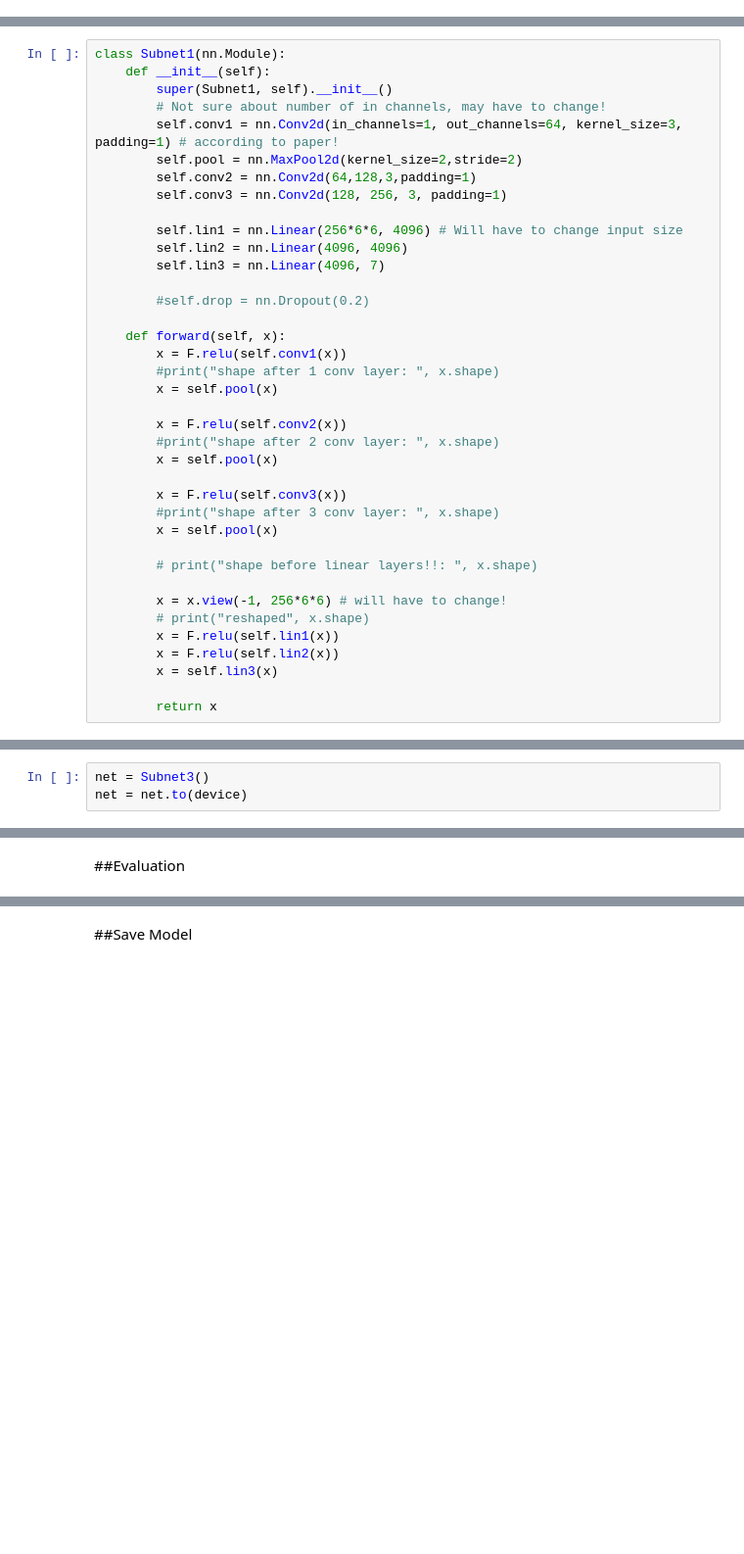
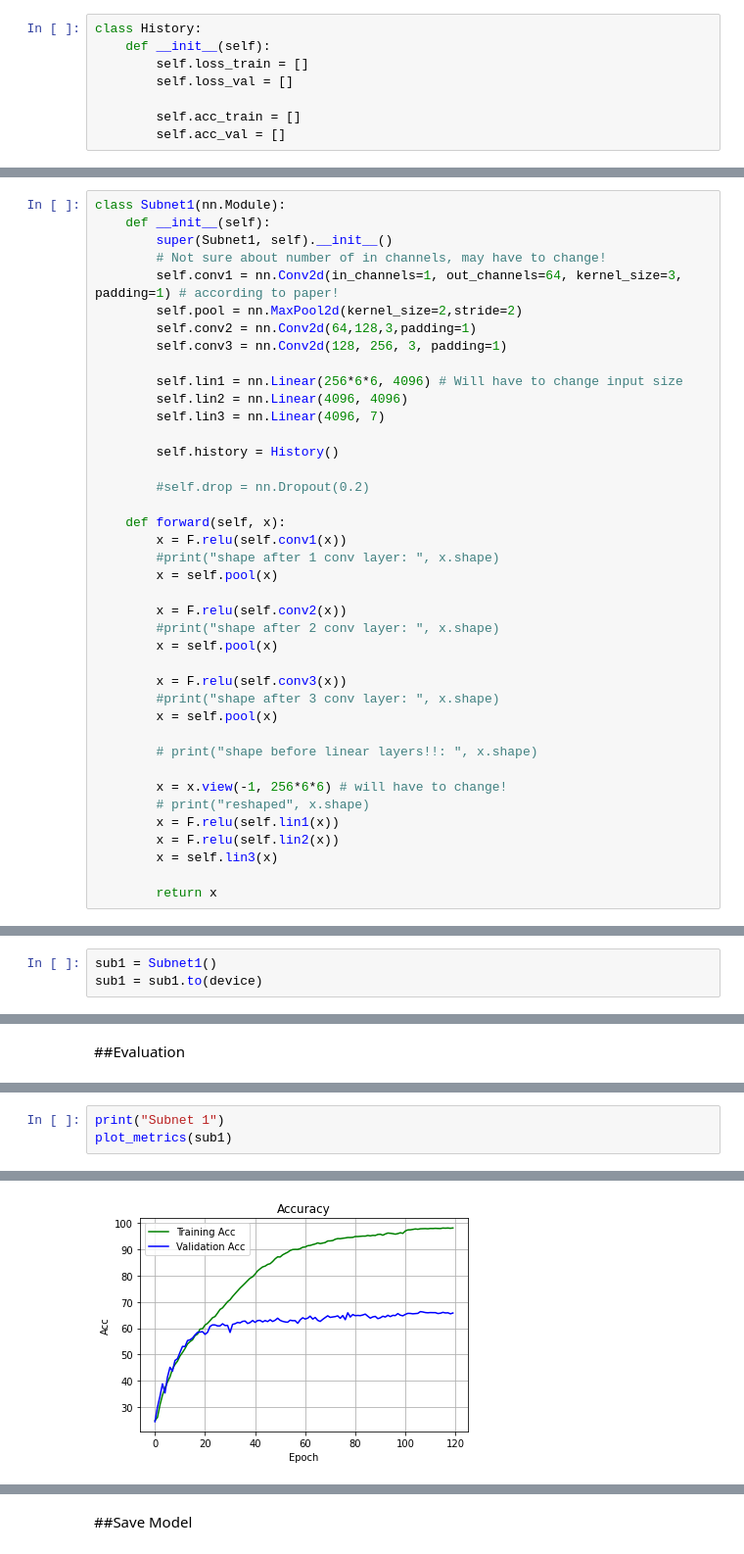
Before and after one commit to usef-kh/EC-523-Deep-Learning-Project, a Jupyter notebook: FER_with_CNN_Ensemble.ipynb, the cells around one changed output, grey strips where cells are left out. Shown: that part at 98% size. Drawn from its saved outputs; the diff is of its cells as text; blank space fills up the shorter version.

Commit message:
ran, saved, and evaluated all 3 subnets, separately

```diff
--- a/FER_with_CNN_Ensemble.ipynb
+++ b/FER_with_CNN_Ensemble.ipynb
@@ -151,2 +149,10 @@ Neutral Neutral    Fear    Fear Neutral
 # %% [markdown]
 ##Model
+# %%
+class History:
+    def __init__(self):
+        self.loss_train = []
+        self.loss_val = []
+
+        self.acc_train = []
+        self.acc_val = []
@@ -163,6 +171,8 @@ class Subnet1(nn.Module):
         self.lin1 = nn.Linear(256*6*6, 4096) # Will have to change input size
         self.lin2 = nn.Linear(4096, 4096)
         self.lin3 = nn.Linear(4096, 7)
+
+        self.history = History()
 
         #self.drop = nn.Dropout(0.2)
 
@@ -269,8 +284,5 @@ class Subnet3(nn.Module):
 # %% [markdown]
 ##Training
-# %%
-net = Subnet3()
-net = net.to(device)
 # %%
 def train_model(net, trainloader, valloader, n_epochs=20):
 
@@ -338,3 +346,6 @@ def test_model(net, dataloader):
     loss = loss / n_sampels
 
     return acc, loss
+# %%
+sub1 = Subnet1()
+sub1 = sub1.to(device)
@@ -394,0 +417,4 @@ Average Test Loss: 0.0217 %
+# %%
+print("Subnet 1")
+plot_metrics(sub1)
+# %% [output]
@@ -394,0 +422 @@ Average Test Loss: 0.0217 %
+[figure, added]
```
Also changed, not shown: parts of 20 cells of this notebook.
